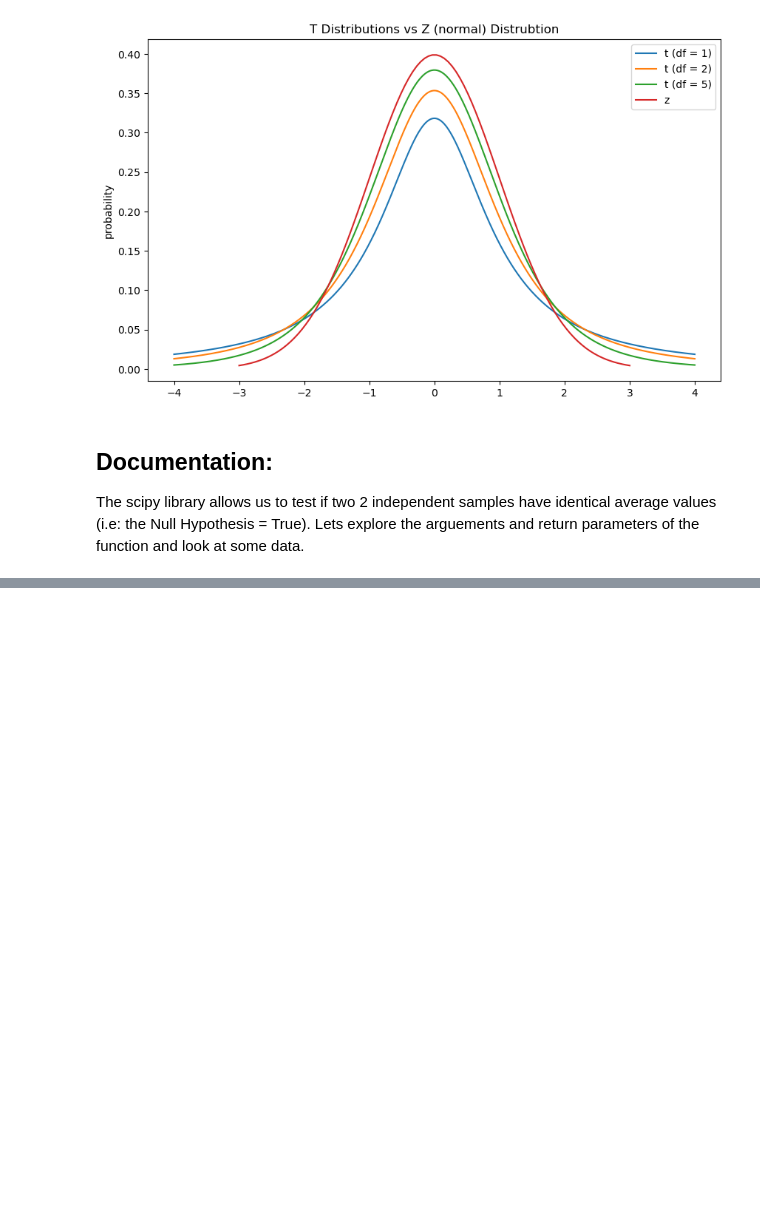
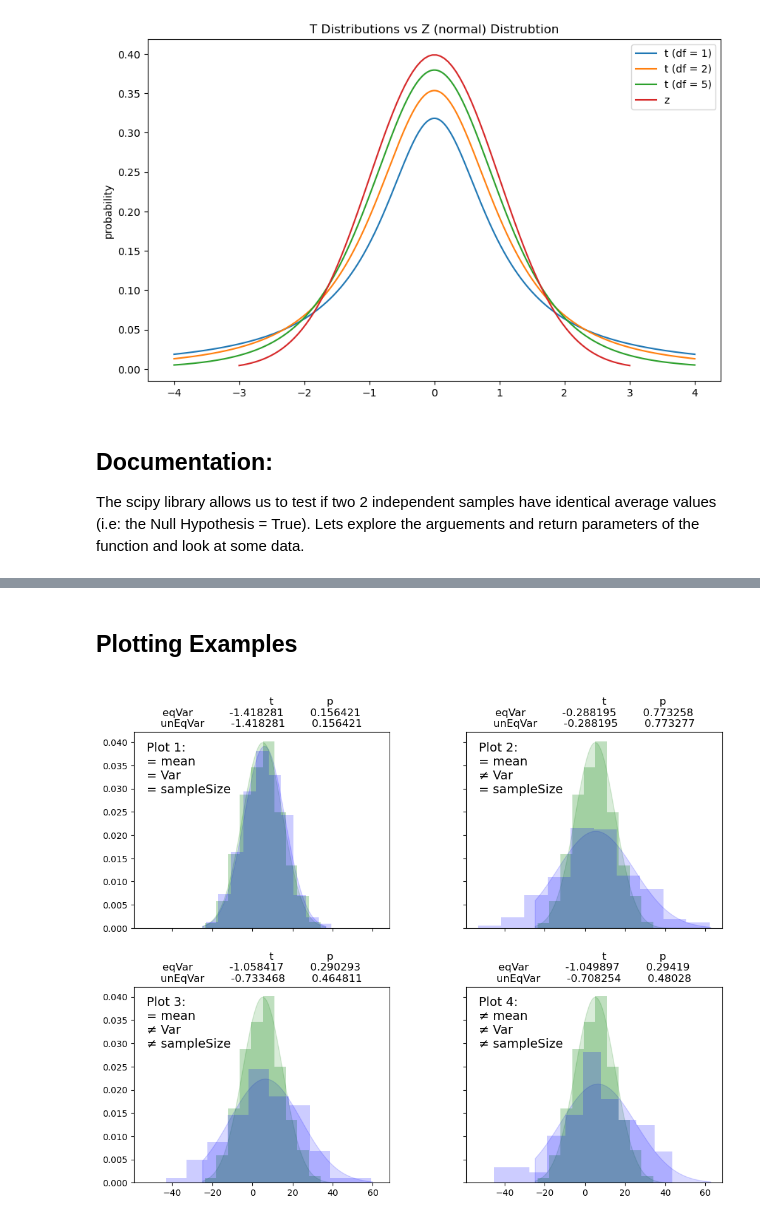
Before and after one commit to CiaranMoran27/machstat-assessment, a Jupyter notebook: practicals/02-statistics-exercises.ipynb, the cells around one changed output, grey strips where cells are left out. Drawn from its saved outputs; the diff is of its cells as text; code cells hidden in the pictures; blank space fills up the shorter version.

Commit message:
Exercise 2: Plotting Section Added

```diff
--- a/practicals/02-statistics-exercises.ipynb
+++ b/practicals/02-statistics-exercises.ipynb
@@ -100,0 +102,2 @@ $S_{\bar{X}}$ = Standard Error<br> <br>
+# %% [markdown]
+## Plotting Examples
@@ -100,0 +152,27 @@ $S_{\bar{X}}$ = Standard Error<br> <br>
+# %%
+# Construct new Generator and store in rng variable
+rng = np.random.default_rng(100)
+
+# store all combinations of normal distributions from examples in documentation
+rvs1 = ss.norm.rvs(loc=5, scale=10, size=500, random_state=rng)
+rvs2 = ss.norm.rvs(loc=5, scale=10, size=500, random_state=rng)
+rvs3 = ss.norm.rvs(loc=5, scale=20, size=500, random_state=rng)
+rvs4 = ss.norm.rvs(loc=5, scale=20, size=100, random_state=rng)
+rvs5 = ss.norm.rvs(loc=8, scale=20, size=100, random_state=rng)
+
+plot_list = [(rvs1, rvs2), (rvs1, rvs3), (rvs1, rvs4), (rvs1, rvs5)]
+plot_labels = ['Plot 1:\n= mean\n= Var\n= sampleSize', 'Plot 2:\n= mean\n≠ Var\n= sampleSize',
+               'Plot 3:\n= mean\n≠ Var\n≠ sampleSize', 'Plot 4:\n≠ mean\n≠ Var\n≠ sampleSize']
+
+# generate figure with 2 rows & 2 cols
+fig, axex = plt.subplots(2, 2, sharex=True, sharey=True, figsize = (12, 8))
+plt.subplots_adjust(wspace = 0.3, hspace = 0.3, top = 1)
+
+# generate 2d (2 x 2) array
+arr = np.arange(8).reshape(2, 2, 2)
+
+# iterate over 2d array and return tuple of indices and a count on the index
+for count, idx in enumerate(np.ndindex(arr.shape[:2])):
+    plot_hist_multi(idx, plot_list[count], plot_labels[count])
+# %% [output]
+[figure, added]
```
Also changed, not shown: parts of 12 cells of this notebook, 1 other file.
